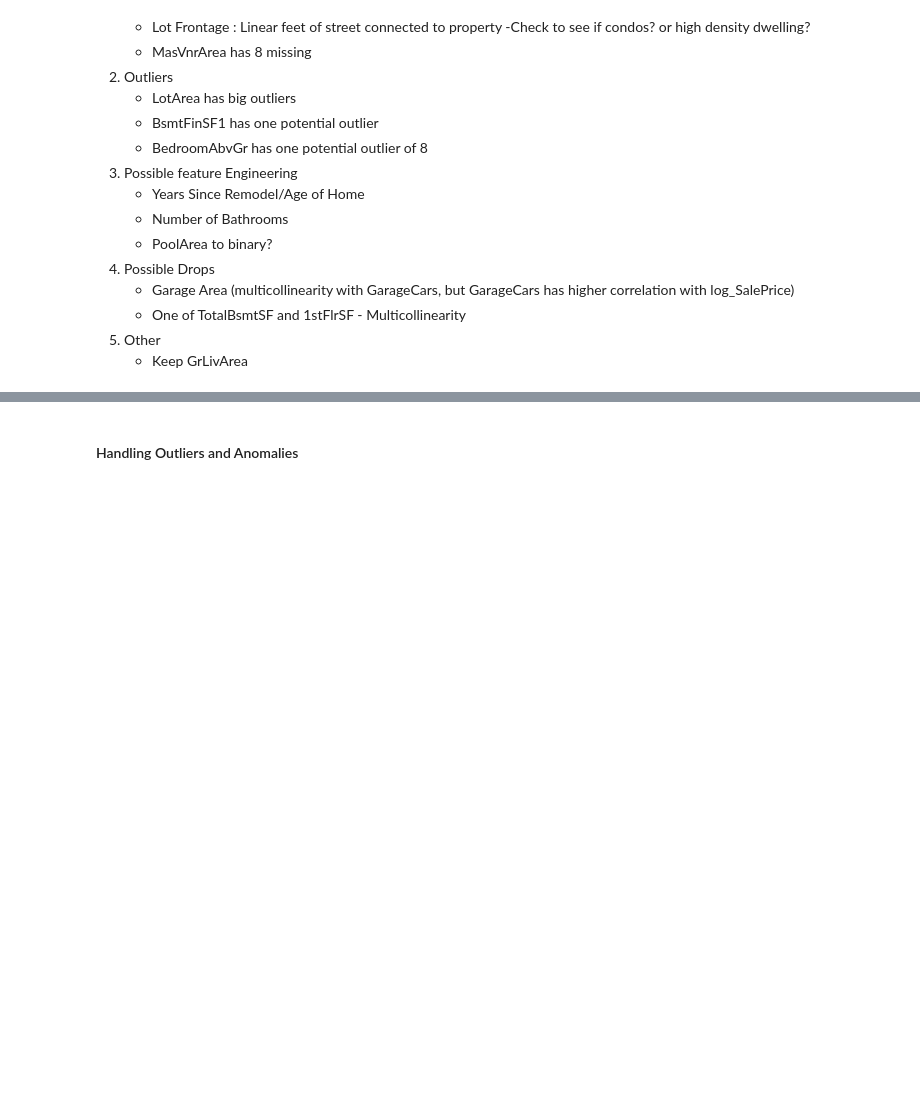
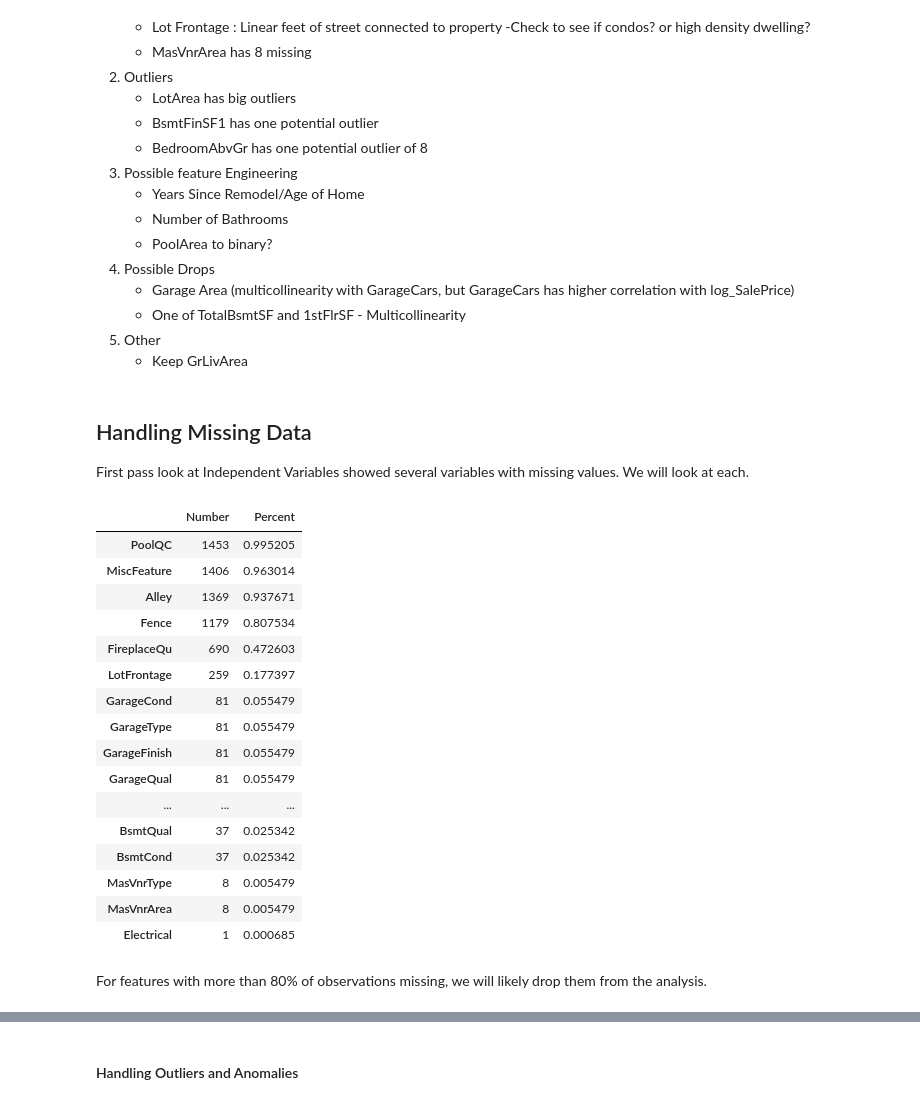
Before and after one commit to aditimayareddy/ameshousing, a Jupyter notebook: Ames_EDA.ipynb, the cells around one changed output, grey strips where cells are left out. Drawn from its saved outputs; the diff is of its cells as text; code cells hidden in the pictures; blank space fills up the shorter version.

Commit message:
add missing values imputation

```diff
--- a/Ames_EDA.ipynb
+++ b/Ames_EDA.ipynb
@@ -316,3 +343,39 @@ plt.show()
     - One of TotalBsmtSF and 1stFlrSF - Multicollinearity
 5. Other
       - Keep GrLivArea
+# %% [markdown]
+<p><a name="MD"></a></p>
+
+
+## Handling Missing Data
+
+First pass look at Independent Variables showed several variables with missing values. We will look at each.
+# %%
+#Making a table with the number and percentages of missing observations
+num = train.isnull().sum().sort_values(ascending=False)
+pct = (train.isnull().sum()/train.isnull().count()).sort_values(ascending=False)
+df_md = pd.concat([num, pct], axis=1, keys=['Number', 'Percent'])
+
+#filtering for only the variables where there is 1 or more missing observations
+df_md.columns
+df_md.loc[df_md.Number > 0]
+# %% [output]
+|  | Number | Percent |
+| PoolQC | 1453 | 0.995205 |
+| MiscFeature | 1406 | 0.963014 |
+| Alley | 1369 | 0.937671 |
+| Fence | 1179 | 0.807534 |
+| FireplaceQu | 690 | 0.472603 |
+| LotFrontage | 259 | 0.177397 |
+| GarageCond | 81 | 0.055479 |
+| GarageType | 81 | 0.055479 |
+| GarageFinish | 81 | 0.055479 |
+| GarageQual | 81 | 0.055479 |
+| ... | ... | ... |
+| BsmtQual | 37 | 0.025342 |
+| BsmtCond | 37 | 0.025342 |
+| MasVnrType | 8 | 0.005479 |
+| MasVnrArea | 8 | 0.005479 |
+| Electrical | 1 | 0.000685 |
+# %% [markdown]
+For features with more than 80% of observations missing, we will likely drop them from the analysis.
```
Also changed, not shown: parts of 77 cells of this notebook, 1 other file.
